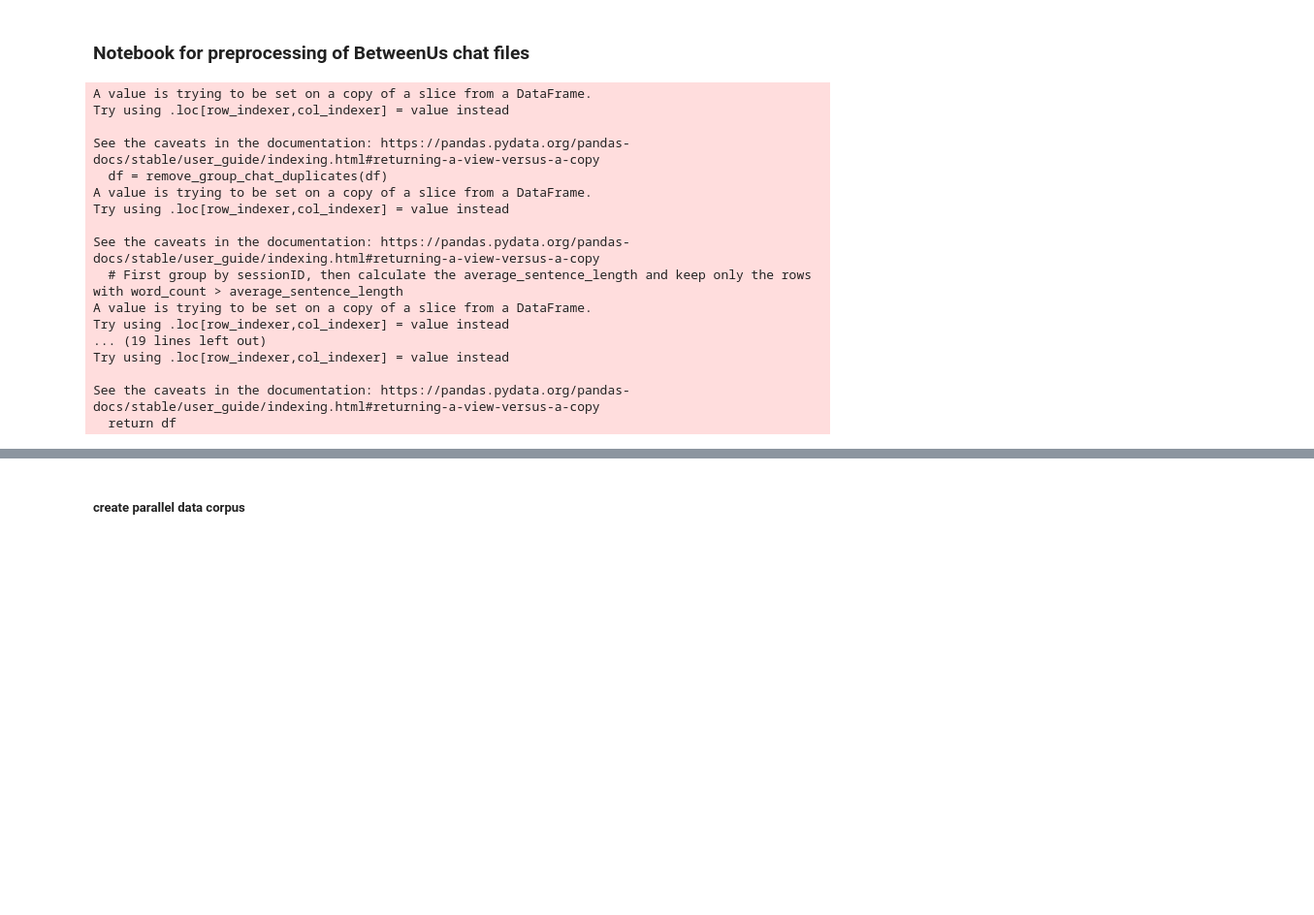
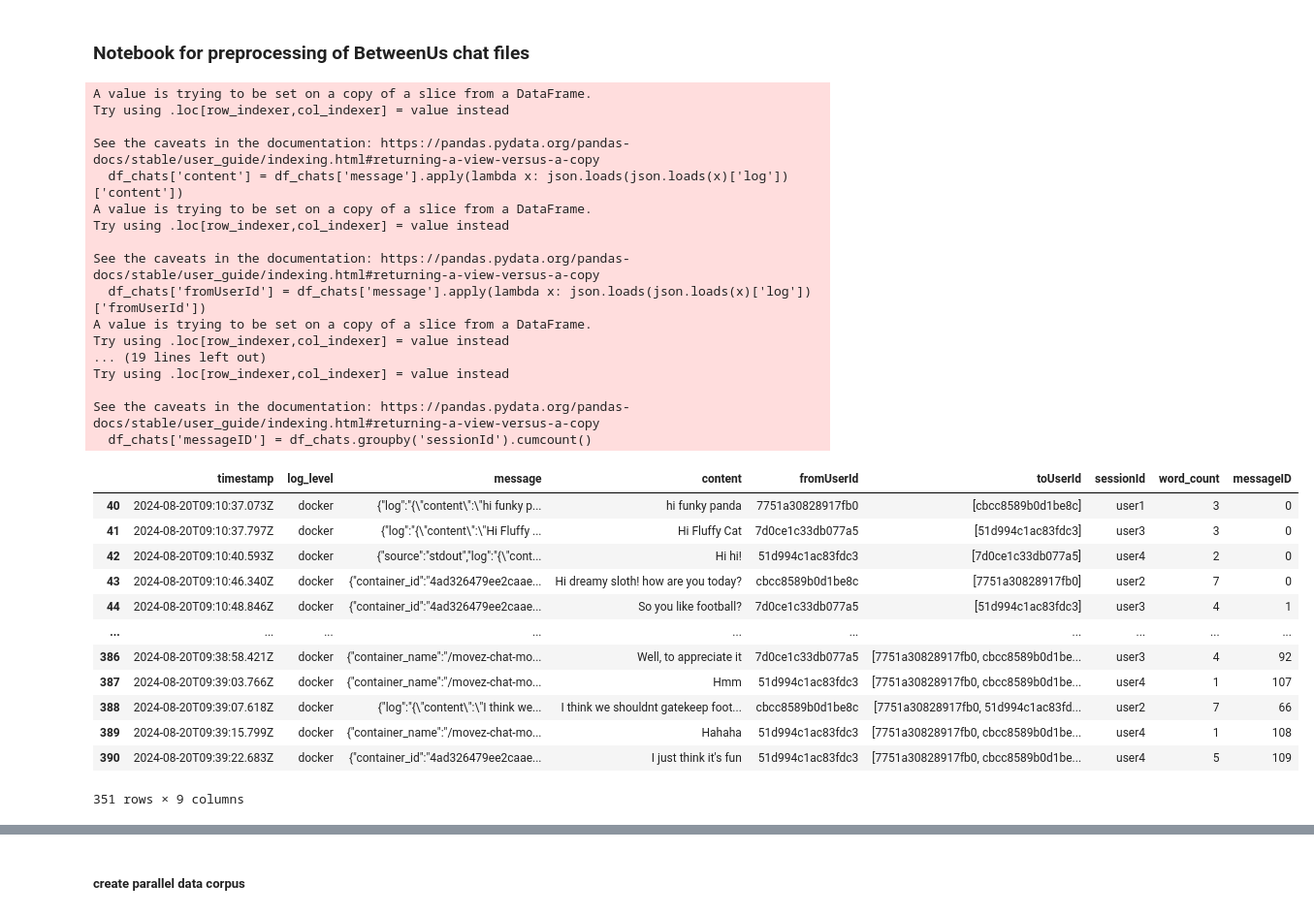
Before and after one commit to MovezNetwork/llm-evaluation, a Jupyter notebook: N0_Preprocess_ChatAnalysis_New.ipynb, the cells around one changed output, grey strips where cells are left out. Shown at 97% size. Drawn from its saved outputs; the diff is of its cells as text; code cells hidden in the pictures; blank space fills up the shorter version.

```diff
--- a/N0_Preprocess_ChatAnalysis_New.ipynb
+++ b/N0_Preprocess_ChatAnalysis_New.ipynb
@@ -20,25 +18,40 @@ ImportError: cannot import name 'Mistral' from 'mistralai' (/Users/bojansimoski/
 # %%
 # Read data log files.
 log_file = 'buffer.b61bd3e5a78a96e1b37b166e12e8051e6.log'
 log_file2 = 'buffer.b61befba30d29e36cf64f593e798c97ce.log'
-
-df_chats = ca.parse_log_chats(log_file)
+log_file3 = 'data.20240807.log'
+log_file4 = 'docker.log.20240820_0.log'
+df_chats = ca.parse_log_chats(log_file4)
+df_chats
 # %% [output]
 A value is trying to be set on a copy of a slice from a DataFrame.
 Try using .loc[row_indexer,col_indexer] = value instead
 
 See the caveats in the documentation: https://pandas.pydata.org/pandas-docs/stable/user_guide/indexing.html#returning-a-view-versus-a-copy
-  df = remove_group_chat_duplicates(df)
+  df_chats['content'] = df_chats['message'].apply(lambda x: json.loads(json.loads(x)['log'])['content'])
 A value is trying to be set on a copy of a slice from a DataFrame.
 Try using .loc[row_indexer,col_indexer] = value instead
 
 See the caveats in the documentation: https://pandas.pydata.org/pandas-docs/stable/user_guide/indexing.html#returning-a-view-versus-a-copy
-  # First group by sessionID, then calculate the average_sentence_length and keep only the rows with word_count > average_sentence_length
+  df_chats['fromUserId'] = df_chats['message'].apply(lambda x: json.loads(json.loads(x)['log'])['fromUserId'])
 A value is trying to be set on a copy of a slice from a DataFrame.
 Try using .loc[row_indexer,col_indexer] = value instead
 ... (19 lines left out)
 Try using .loc[row_indexer,col_indexer] = value instead
 
 See the caveats in the documentation: https://pandas.pydata.org/pandas-docs/stable/user_guide/indexing.html#returning-a-view-versus-a-copy
-  return df
+  df_chats['messageID'] = df_chats.groupby('sessionId').cumcount()
+|  | timestamp | log_level | message | content | fromUserId | toUserId | sessionId | word_count | messageID |
+| 40 | 2024-08-20T09:10:37.073Z | docker | {"log":"{\"content\":\"hi funky p... | hi funky panda | 7751a30828917fb0 | [cbcc8589b0d1be8c] | user1 | 3 | 0 |
+| 41 | 2024-08-20T09:10:37.797Z | docker | {"log":"{\"content\":\"Hi Fluffy ... | Hi Fluffy Cat | 7d0ce1c33db077a5 | [51d994c1ac83fdc3] | user3 | 3 | 0 |
+| 42 | 2024-08-20T09:10:40.593Z | docker | {"source":"stdout","log":"{\"cont... | Hi hi! | 51d994c1ac83fdc3 | [7d0ce1c33db077a5] | user4 | 2 | 0 |
+| 43 | 2024-08-20T09:10:46.340Z | docker | {"container_id":"4ad326479ee2caae... | Hi dreamy sloth! how are you today? | cbcc8589b0d1be8c | [7751a30828917fb0] | user2 | 7 | 0 |
+| 44 | 2024-08-20T09:10:48.846Z | docker | {"container_id":"4ad326479ee2caae... | So you like football? | 7d0ce1c33db077a5 | [51d994c1ac83fdc3] | user3 | 4 | 1 |
+| ... | ... | ... | ... | ... | ... | ... | ... | ... | ... |
+| 386 | 2024-08-20T09:38:58.421Z | docker | {"container_name":"/movez-chat-mo... | Well, to appreciate it | 7d0ce1c33db077a5 | [7751a30828917fb0, cbcc8589b0d1be... | user3 | 4 | 92 |
+| 387 | 2024-08-20T09:39:03.766Z | docker | {"container_name":"/movez-chat-mo... | Hmm | 51d994c1ac83fdc3 | [7751a30828917fb0, cbcc8589b0d1be... | user4 | 1 | 107 |
+| 388 | 2024-08-20T09:39:07.618Z | docker | {"log":"{\"content\":\"I think we... | I think we shouldnt gatekeep foot... | cbcc8589b0d1be8c | [7751a30828917fb0, 51d994c1ac83fd... | user2 | 7 | 66 |
+| 389 | 2024-08-20T09:39:15.799Z | docker | {"container_name":"/movez-chat-mo... | Hahaha | 51d994c1ac83fdc3 | [7751a30828917fb0, cbcc8589b0d1be... | user4 | 1 | 108 |
+| 390 | 2024-08-20T09:39:22.683Z | docker | {"container_id":"4ad326479ee2caae... | I just think it's fun | 51d994c1ac83fdc3 | [7751a30828917fb0, cbcc8589b0d1be... | user4 | 5 | 109 |
+351 rows × 9 columns
 # %%
```
Also changed, not shown: parts of 10 cells of this notebook, 1 other file.
